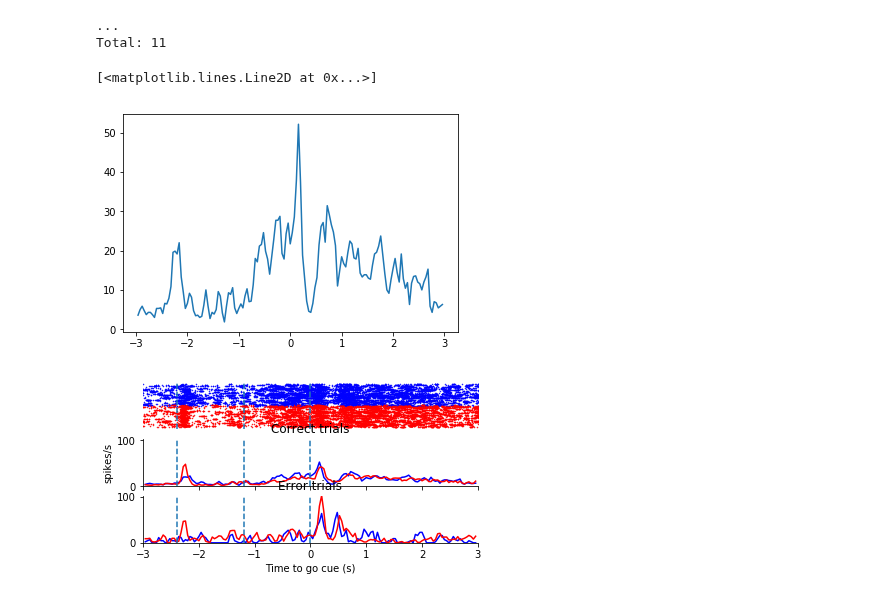
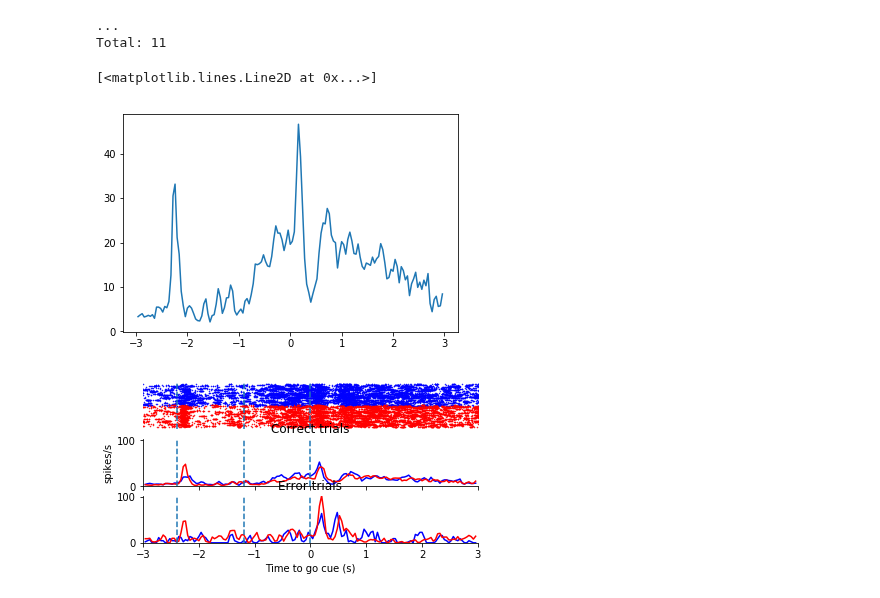
Before and after one commit to mesoscale-activity-map/map-ephys, a Jupyter notebook: notebook/Data_browsing_demo.ipynb, the cells around one changed output. Cells and saved outputs as stored; diff of their text form; code cells hidden in the pictures.

```diff
--- a/notebook/Data_browsing_demo.ipynb
+++ b/notebook/Data_browsing_demo.ipynb
@@ -160,14 +208,14 @@ psth.TrialCondition()
 ...
 Total: 11
 # %%
-unit_psth = psth.UnitPsth * psth.TrialCondition & unit_key & 'trial_condition_desc = "good_noearlylick_right_hit"'
+unit_psth = psth.UnitPsth * psth.TrialCondition & unit_key & 'trial_condition_desc = "good_noearlylick_hit"'
 # %%
-psth, edges = unit_psth.fetch1('unit_psth')
+psth_trace, edges = unit_psth.fetch1('unit_psth')
 # %%
-plt.plot(edges[1:], psth)
+plt.plot(edges[1:], psth_trace)
 # %% [output]
 [<matplotlib.lines.Line2D at 0x...>]
-[figure, old version]
+[figure, new version]
 # %%
 plot.unit_psth(unit_key)
 # %% [output]
```
Also changed, not shown: parts of 20 cells of this notebook.
